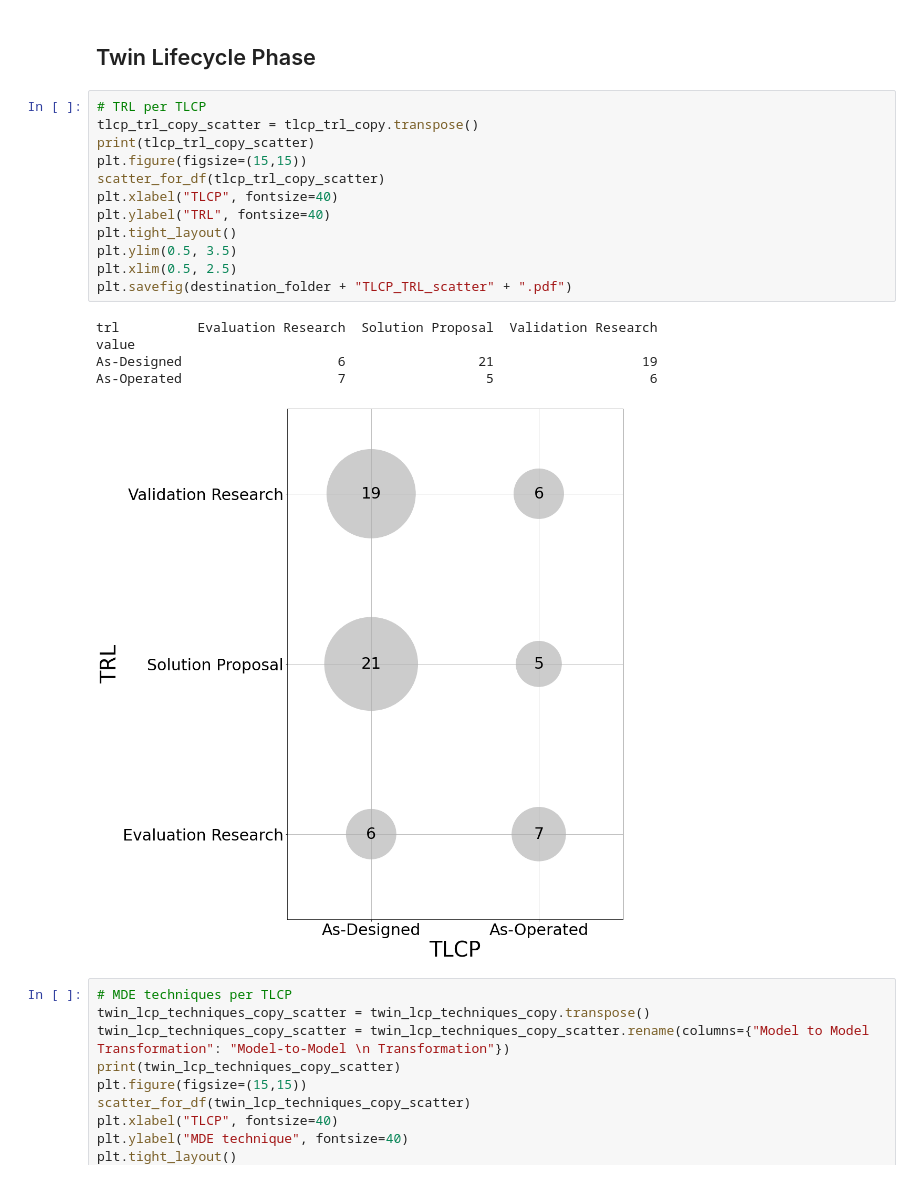
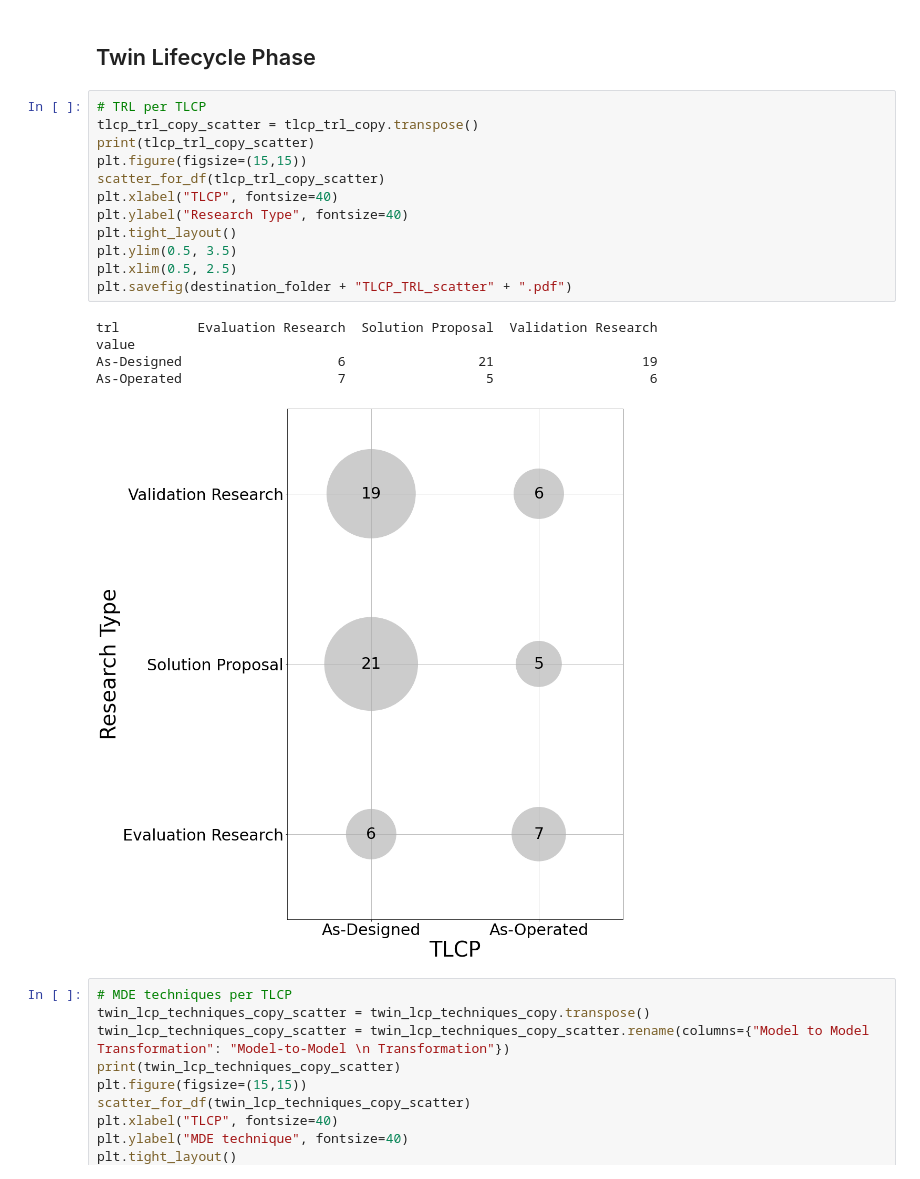
Before and after one commit to cdl-mint/mde4dts, a Jupyter notebook: scripts/scatterplots.ipynb, the cells around one changed output. Saved outputs shown, nothing was run; the diff lists cells and outputs as text.

```diff
--- a/scripts/scatterplots.ipynb
+++ b/scripts/scatterplots.ipynb
@@ -494,21 +514,21 @@ Systems of \n Systems                                 9
 # %%
 # TRL per TLCP
 tlcp_trl_copy_scatter = tlcp_trl_copy.transpose()
 print(tlcp_trl_copy_scatter)
 plt.figure(figsize=(15,15))
 scatter_for_df(tlcp_trl_copy_scatter)
 plt.xlabel("TLCP", fontsize=40)
-plt.ylabel("TRL", fontsize=40)
+plt.ylabel("Research Type", fontsize=40)
 plt.tight_layout()
 plt.ylim(0.5, 3.5)
 plt.xlim(0.5, 2.5)
 plt.savefig(destination_folder + "TLCP_TRL_scatter" + ".pdf")
 # %% [output]
 trl          Evaluation Research  Solution Proposal  Validation Research
 value
 As-Designed                    6                 21                   19
 As-Operated                    7                  5                    6
-[figure, old version]
+[figure, new version]
 # %%
 # MDE techniques per TLCP
 twin_lcp_techniques_copy_scatter = twin_lcp_techniques_copy.transpose()
```
Also changed, not shown: parts of 11 cells of this notebook, 31 other files.
